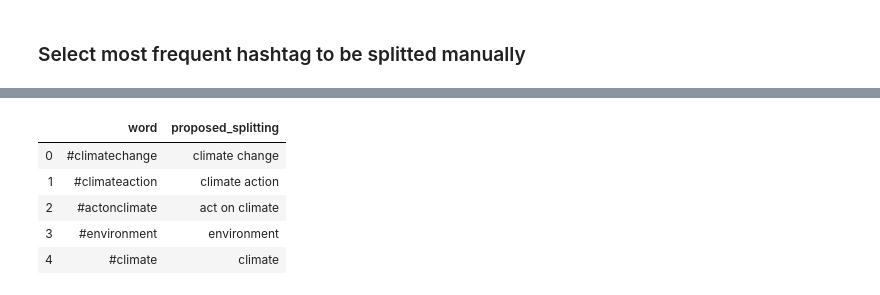
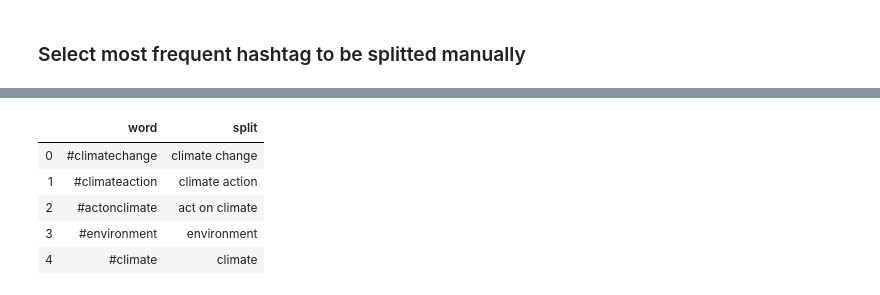
Before and after one commit to Mmiglio/ClimateAction, a Jupyter notebook: hashtag_analysis.ipynb, the cells around one changed output, grey strips where cells are left out. Saved outputs shown, nothing was run; the diff lists cells and outputs as text; code cells hidden in the pictures.

```diff
--- a/hashtag_analysis.ipynb
+++ b/hashtag_analysis.ipynb
@@ -157,13 +157,13 @@ top_splitted.head()
 # %%
 old_split = {} # manually curated
 with open('data/hashtag_subs.json', 'r') as file:
     old_split = {**old_split, **json.load(file)}
 
 old_split = pd.DataFrame.from_dict(old_split, orient = 'index').reset_index().rename(
-                                                            columns = {'index':'word', 0: 'proposed_splitting'})
+                                                            columns = {'index':'word', 0:'split'})
 old_split.head()
 # %% [output]
-|  | word | proposed_splitting |
+|  | word | split |
 | 0 | #climatechange | climate change |
 | 1 | #climateaction | climate action |
 | 2 | #actonclimate | act on climate |
```
Also changed, not shown: parts of 11 cells of this notebook.
